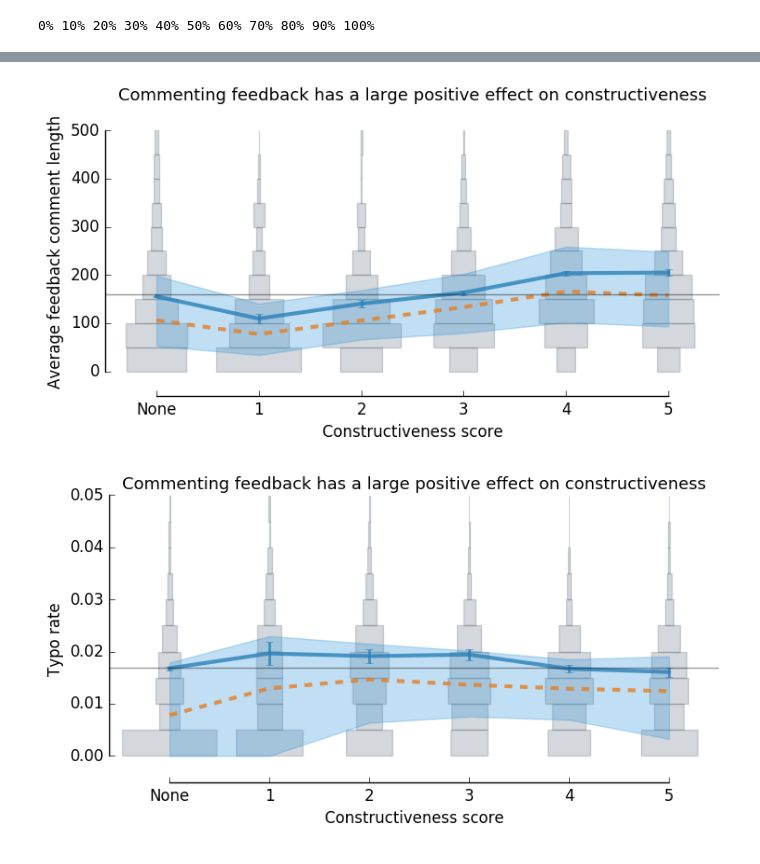
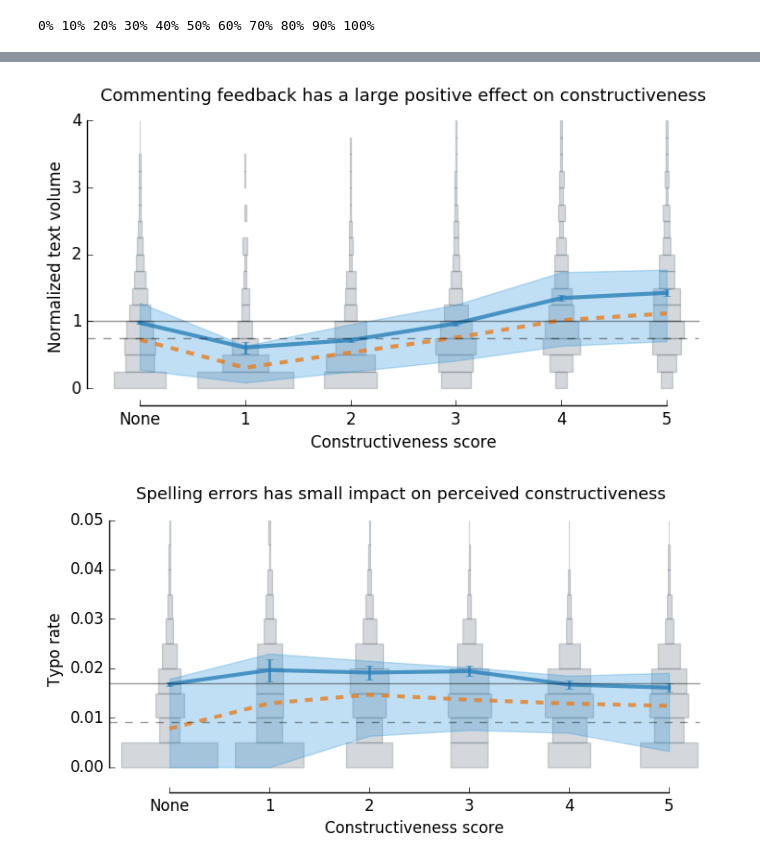
Before and after one commit to ulfaslak/peergrade_analysis, a Jupyter notebook: workbook.ipynb, the cells around one changed output, grey strips where cells are left out. Cells and saved outputs as stored; diff of their text form; code cells hidden in the pictures.

```diff
--- a/workbook.ipynb
+++ b/workbook.ipynb
@@ -243,6 +246,9 @@ for _, v in ds.items():
     )
 
 bins = np.linspace(-0.6, 0.6, 13)
+
+hists_mean = np.mean([v for h in hists.values() for v in h])
+hists_median = np.median([v for h in hists.values() for v in h])
 
 fig, ax = plt.subplots(1, 1, figsize=(8.5, 4), frameon=False)
 
@@ -257,7 +263,8 @@ for v, h in hists.items():
     uq.append(sorted(h)[int(len(h)*0.75)])
     bincounts, bins = np.histogram(h, bins=bins, normed=True)
     for bc, b in zip(bincounts, bins[:-1]):
-        w = bc/4.0
+        if bc == 0: continue
+        w = bc/4.2
         rect = mpatches.Rectangle([v-w/2, b], w, abs(bins[0]-bins[1]), lw=0)
         collection = PatchCollection([rect], color="#2c3e50", alpha=0.2)
         ax.add_collection(collection)
@@ -267,7 +274,8 @@ plt.plot(range(6), means, color="#2980b9", lw=3, ls="-", alpha=0.8)
 plt.errorbar(range(6), means, errors, color="#2980b9", lw=0, elinewidth=2, alpha=0.8)
 plt.fill_between(range(6), lq, uq, color="#3498db", alpha="0.3")
 
-plt.plot([-0.5, 5.5], [0, 0], c="k", lw=1, alpha=0.4)
+plt.plot([-0.5, 5.5], [hists_mean, hists_mean], c="k", lw=1, alpha=0.4)
+plt.plot([-0.5, 5.5], [hists_median, hists_median], c="k", lw=1, alpha=0.4, ls="--")
 
 plt.xlim([-0.5, 5.5])
 plt.ylim([-0.7, 0.7])
@@ -454,8 +448,12 @@ defaultdict(list,
+# %%
+assignments_text_length = defaultdict(list)
+for _, v in ds.items():
+    assignments_text_length[v['assignment']].append(np.sum(v['text_length']))
 # %%
 hists = defaultdict(list)
 for _, v in ds.items():
     try:
-        text_length = np.mean(v['text_length'])
+        text_length = np.sum(v['text_length']) * 1.0 / np.mean(assignments_text_length[v['assignment']])
     except KeyError:
         continue
 
@@ -466,8 +464,9 @@ for _, v in ds.items():
         text_length
     )
 
-bins = np.linspace(0, 500, 11)
+bins = np.linspace(0, 4, 17)
 hists_mean = np.mean([v for h in hists.values() for v in h])
+hists_median = np.median([v for h in hists.values() for v in h])
 
 fig, ax = plt.subplots(1, 1, figsize=(8.5, 4), frameon=False)
 
@@ -475,39 +474,41 @@ means, medians = [], []
 errors = []
 lq, uq = [], []
 for v, h in hists.items():
     means.append(np.mean(h))
     medians.append(np.median(h))
     errors.append(np.std(h) / np.sqrt(len(h)))
     lq.append(sorted(h)[int(len(h)*0.25)])
     uq.append(sorted(h)[int(len(h)*0.75)])
     bincounts, _ = np.histogram(h, bins=bins, normed=True)
     for bc, b in zip(bincounts, bins[:-1]):
-        w = bc*120
+        if bc == 0: continue
+        w = bc*0.5
         rect = mpatches.Rectangle([v-w/2, b], w, abs(bins[0]-bins[1]), lw=0)
         collection = PatchCollection([rect], color="#2c3e50", alpha=0.2)
         ax.add_collection(collection)
 
 plt.plot(range(6), medians, color="#e67e22", lw=3, ls="--", alpha=0.8)
 plt.plot(range(6), means, color="#2980b9", lw=3, ls="-", alpha=0.8)
 plt.errorbar(range(6), means, errors, color="#2980b9", lw=0, elinewidth=2, alpha=0.8)
 plt.fill_between(range(6), lq, uq, color="#3498db", alpha="0.3")
 
-plt.plot([-0.5, 5.5], [hists_mean, hists_mean], c="k", lw=1, alpha=0.4)
+plt.plot([-0.5, 5.3], [hists_mean, hists_mean], c="k", lw=1, alpha=0.4)
+plt.plot([-0.5, 5.3], [hists_median, hists_median], c="k", lw=1, alpha=0.4, ls="--")
 
 plt.xlim([-0.5, 5.5])
-plt.ylim([-50, 550])
+plt.ylim([-0.25, 4.2])
 plt.xticks([0, 1, 2, 3, 4, 5], ["None", 1, 2, 3, 4, 5], fontsize=12)
-plt.yticks(np.linspace(0, 500, 6), fontsize=12)
+plt.yticks(np.linspace(0, 4, 5), fontsize=12)
 
 plt.xlabel("Constructiveness score", fontsize=12)
-plt.ylabel("Average feedback comment length", fontsize=12)
+plt.ylabel("Normalized text volume", fontsize=12)
 
 sns.despine(trim=True)
 plt.title("Commenting feedback has a large positive effect on constructiveness", fontsize=13)
 plt.savefig("../figures/feedback0.png")
 plt.show()
 # %% [output]
-[figure, old version]
+[figure, new version]
 # %%
 hists = defaultdict(list)
 for _, v in ds.items():
@@ -525,8 +526,9 @@ for _, v in ds.items():
         typo_rate
     )
 
-bins = np.linspace(0, 0.1, 21)
+bins = np.linspace(0, 0.05, 11)
 hists_mean = np.mean([v for h in hists.values() for v in h])
+hists_median = np.median([v for h in hists.values() for v in h])
 
 fig, ax = plt.subplots(1, 1, figsize=(8.5, 4), frameon=False)
 
@@ -541,6 +543,7 @@ for v, h in hists.items():
     uq.append(sorted(h)[int(len(h)*0.75)])
     bincounts, _ = np.histogram(h, bins=bins, normed=True)
     for bc, b in zip(bincounts, bins[:-1]):
+        if bc == 0: continue
         w = bc*0.01
         rect = mpatches.Rectangle([v-w/2, b], w, abs(bins[0]-bins[1]), lw=0)
         collection = PatchCollection([rect], color="#2c3e50", alpha=0.2)
@@ -551,10 +554,11 @@ plt.plot(range(6), means, color="#2980b9", lw=3, ls="-", alpha=0.8)
 plt.errorbar(range(6), means, errors, color="#2980b9", lw=0, elinewidth=2, alpha=0.8)
 plt.fill_between(range(6), lq, uq, color="#3498db", alpha="0.3")
 
-plt.plot([-0.6, 5.5], [hists_mean, hists_mean], c="k", lw=1, alpha=0.4)
+plt.plot([-0.6, 5.3], [hists_mean, hists_mean], c="k", lw=1, alpha=0.4)
+plt.plot([-0.6, 5.3], [hists_median, hists_median], c="k", lw=1, alpha=0.4, ls="--")
 
 plt.xlim([-0.6, 5.5])
-plt.ylim([-0.005, 0.05])
+plt.ylim([-0.005, 0.053])
 plt.xticks([0, 1, 2, 3, 4, 5], ["None", 1, 2, 3, 4, 5], fontsize=12)
 plt.yticks(np.linspace(0, 0.05, 6), fontsize=12)
 
@@ -563,8 +567,8 @@ plt.ylabel("Typo rate", fontsize=12)
 
 
 sns.despine(trim=True)
-plt.title("Commenting feedback has a large positive effect on constructiveness", fontsize=13)
+plt.title("Spelling errors have small impact on perceived constructiveness     ", fontsize=13)
 plt.savefig("../figures/feedback1.png")
 plt.show()
 # %% [output]
-[figure, old version]
+[figure, new version]
```
Also changed, not shown: parts of 4 cells of this notebook.
